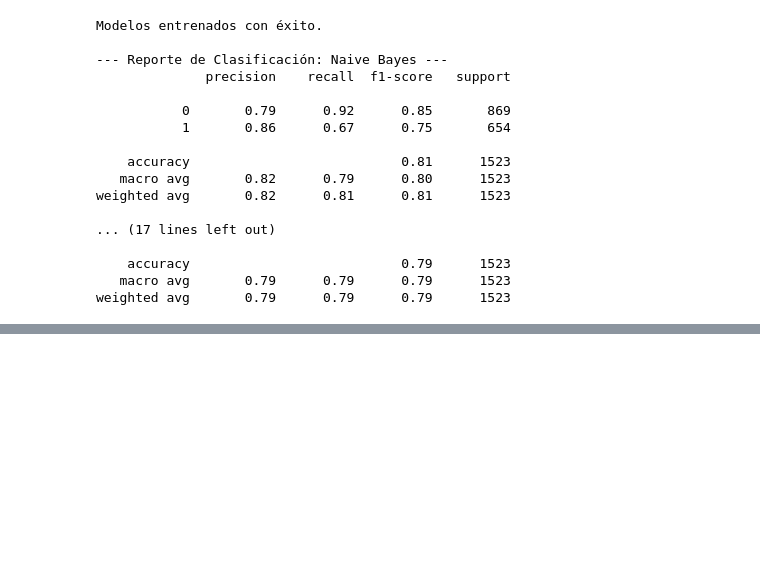
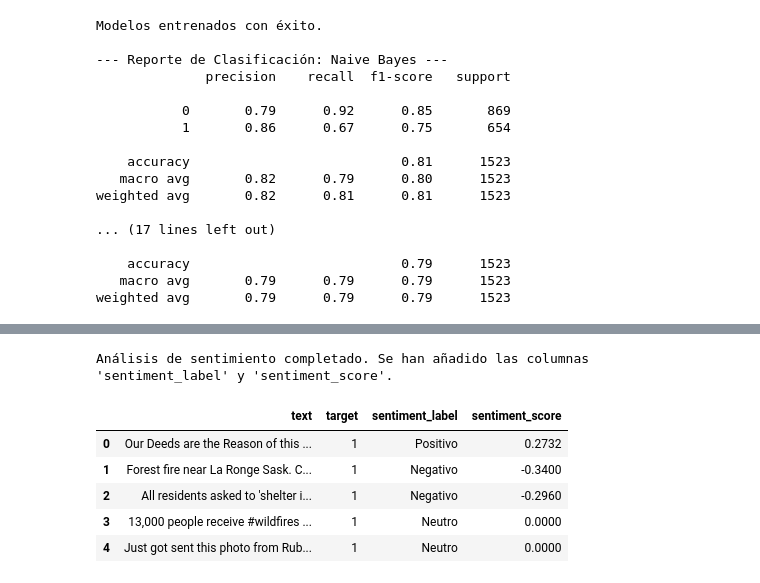
Before and after one commit to OscarEscriba/Laboratorio-5-Data-Science-Mineria-textos-y-analisis-de-sentimientos, a Jupyter notebook: Lab5.ipynb, the cells around one changed output, grey strips where cells are left out. Drawn from its saved outputs; the diff is of its cells as text; code cells hidden in the pictures; blank space fills up the shorter version.

```diff
--- a/Lab5.ipynb
+++ b/Lab5.ipynb
@@ -440,0 +546,52 @@ weighted avg       0.79      0.79      0.79      1523
+# %%
+#clasificion de tweet negativo o positov
+# diccionario vader... ideal para textos en redes sociales porque interpreta jerga, uso de mayusculas para intensificar etc..
+# Configuración de VADER y Función de Sentimiento
+
+# Descargar el lexicón de VADER (solo se necesita una vez)
+import nltk
+try:
+    from nltk.sentiment.vader import SentimentIntensityAnalyzer
+except LookupError:
+    nltk.download('vader_lexicon')
+    from nltk.sentiment.vader import SentimentIntensityAnalyzer
+
+# Crear una instancia del analizador de sentimiento
+sid = SentimentIntensityAnalyzer()
+
+def obtener_sentimiento(texto):
+    """
+    Analiza el sentimiento de un texto usando VADER y devuelve una etiqueta y una puntuación compuesta.
+
+    Args:
+    texto (str): El texto a analizar.
+
+    Returns:
+    tuple: (etiqueta_sentimiento, puntuacion_compuesta)
+    """
+    # VADER devuelve un diccionario con 4 puntuaciones. La 'compound' es la más útil,
+    # ya que es un valor normalizado entre -1 (muy negativo) y +1 (muy positivo).
+    scores = sid.polarity_scores(texto)
+    compound_score = scores['compound']
+
+    # Clasificar basado en umbrales estándar para la puntuación compuesta
+    if compound_score >= 0.05:
+        return 'Positivo', compound_score
+    elif compound_score <= -0.05:
+        return 'Negativo', compound_score
+    else:
+        return 'Neutro', compound_score
+
+# Aplicar la función a la columna de texto original para obtener la etiqueta y la puntuación
+df_train['sentiment_label'], df_train['sentiment_score'] = zip(*df_train['text'].apply(obtener_sentimiento))
+
+print("Análisis de sentimiento completado. Se han añadido las columnas 'sentiment_label' y 'sentiment_score'.")
+display(df_train[['text', 'target', 'sentiment_label', 'sentiment_score']].head())
+# %% [output]
+Análisis de sentimiento completado. Se han añadido las columnas 'sentiment_label' y 'sentiment_score'.
+|  | text | target | sentiment_label | sentiment_score |
+| 0 | Our Deeds are the Reason of this ... | 1 | Positivo | 0.2732 |
+| 1 | Forest fire near La Ronge Sask. C... | 1 | Negativo | -0.3400 |
+| 2 | All residents asked to 'shelter i... | 1 | Negativo | -0.2960 |
+| 3 | 13,000 people receive #wildfires ... | 1 | Neutro | 0.0000 |
+| 4 | Just got sent this photo from Rub... | 1 | Neutro | 0.0000 |
```
Also changed, not shown: parts of 9 cells of this notebook.
